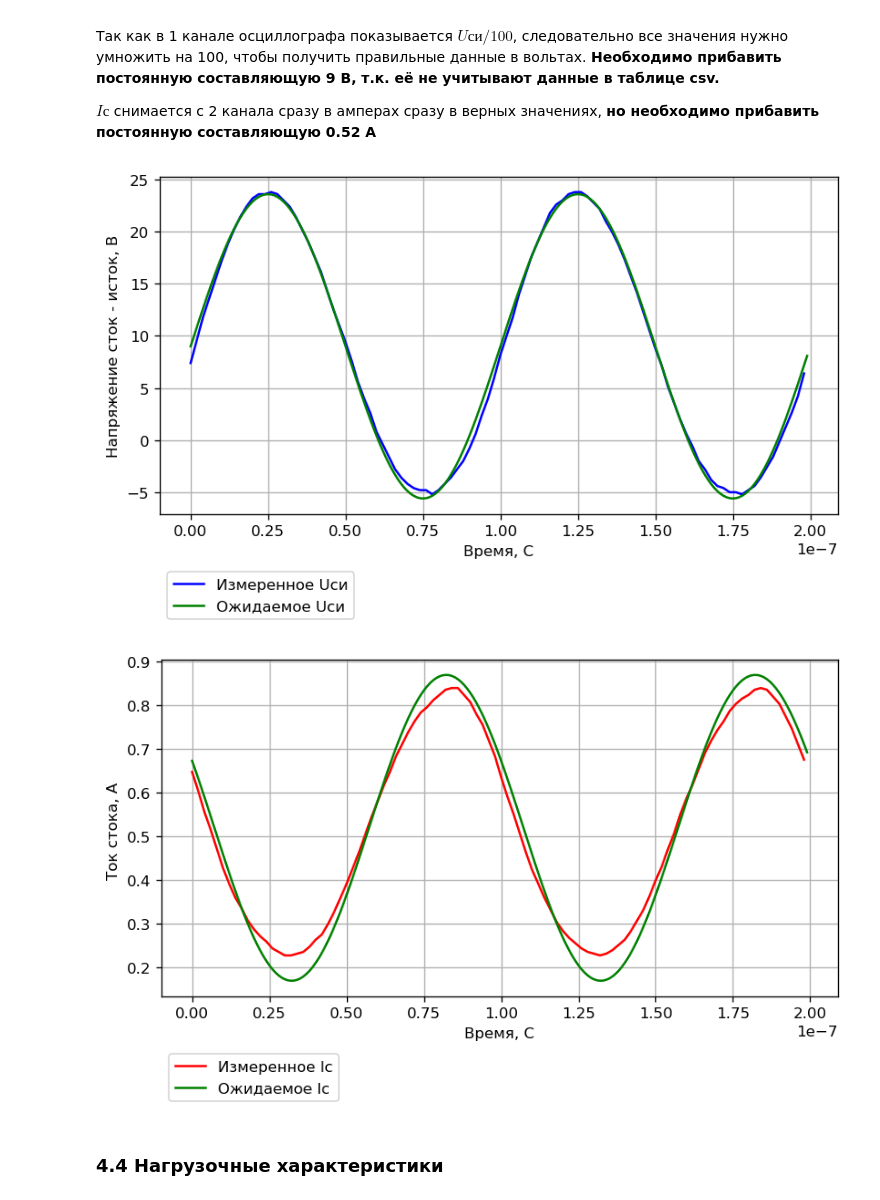
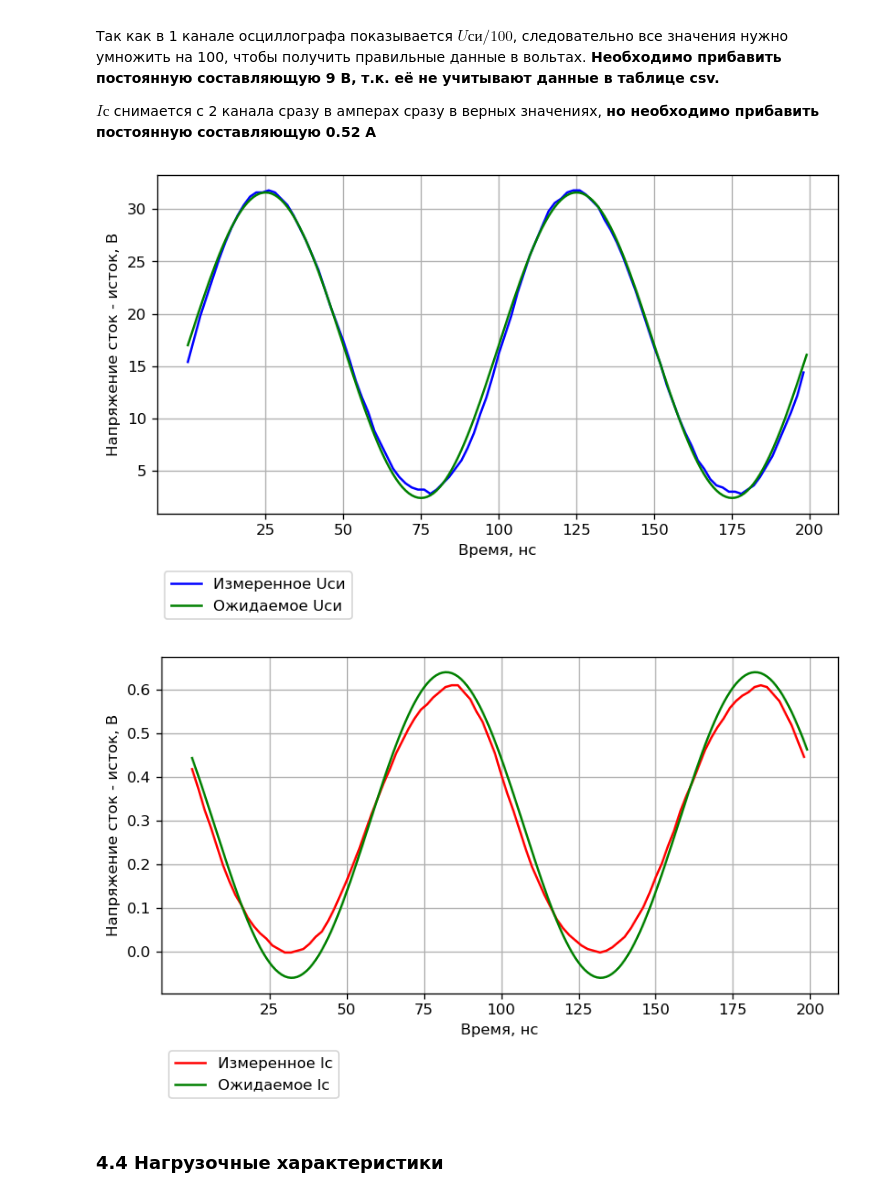
Before and after one commit to sematimohin/Study, a Jupyter notebook: fors/laba_1.ipynb, the cells around one changed output. Saved outputs shown, nothing was run; the diff lists cells and outputs as text; code cells hidden in the pictures.

```diff
--- a/fors/laba_1.ipynb
+++ b/fors/laba_1.ipynb
@@ -97,12 +97,13 @@ discrete_time = 2.000000e-09 # значение дискрета по време
 
 # Создание вектора времени
 time = np.arange(0, 100 * discrete_time, discrete_time)
+# Перевод времени в наносекунды (умножаем на 10^9)
+time_ns = time * 1e9
 
 # Извлечение данных из столбцов CH1 и CH2
 
-ch1 = 9 + 100 * data.iloc[0:100]['CH1 [V]'] # вырезаем строки с нулевой по пятисотую из стобца
-                                # CH1 [V]
-ch2 = 0.52 + data.iloc[0:100]['CH2 [V]']
+ch1 = 17 + 100 * data.iloc[0:100]['CH1 [V]'] # вырезаем строки с нулевой по пятисотую из стобца CH1 [V]
+ch2 = 0.29 + data.iloc[0:100]['CH2 [V]']
 
 
 #display(ch1.iloc[1000]) # iloc() — метод выбора строк согласно их числовой позиции
@@ -116,45 +117,50 @@ $Iс$ снимается с 2 канала сразу в амперах сраз
 # %%
 # Параметры синусоиды Uси
 amplitude_Uc = 14.6  # Амплитуда в вольтах
 frequency = 10e6  # Частота в Гц (10 МГц)
 sampling_rate = 1e9  # Частота дискретизации в Гц (например, 100 МГц)
-t = np.arange(0, 2e-7, 1/sampling_rate)  # Временная ось (длительность 10 мс)
-sinusoid_Uc = 9 + amplitude_Uc * np.sin(2 * np.pi * frequency * t) # Синусоида
+t = np.arange(0, 2e-7, 1/sampling_rate)  # Временная ось (длительность 0.2 мкс/ 200нс)
+t_ns = t * 1e9  # Перевод времени в наносекунды (умножаем на 10^9)
+
+sinusoid_Uc = 17 + amplitude_Uc * np.sin(2 * np.pi * frequency * t) # Синусоида
 
 # Параметры синусоиды Ic
 amplitude_Ic= 0.35  # Амплитуда в вольтах
-sinusoid_Ic = 0.52 + amplitude_Ic * np.sin(2 * np.pi * frequency * t + 154*(np.pi/180))
-
+sinusoid_Ic = 0.29 + amplitude_Ic * np.sin(2 * np.pi * frequency * t + 154*(np.pi/180))
 
 # Построение графиков
 plt.figure(figsize=(8, 4), dpi=120)
 # Осциллограмма для CH1
-plt.plot(time, ch1, label='Измеренное Uси', color='blue')
-plt.plot(t, sinusoid_Uc, label='Ожидаемое Uси', color='green')
-# Настройка графика
-#plt.title('Напряжение сток - исток')
-plt.xlabel('Время, С')
+plt.plot(time_ns, ch1, label='Измеренное Uси', color='blue')
+plt.plot(t_ns, sinusoid_Uc, label='Ожидаемое Uси', color='green')
+
+# Настройка меток оси X (от 25 до 200 нс с шагом 25 нс)
+new_xticks = np.arange(25, 201, 25)  # Задаем метки от 25 до 200 наносекунд
+plt.xticks(new_xticks)
+
+plt.xlabel('Время, нс')
 plt.ylabel('Напряжение сток - исток, В')
 plt.legend(bbox_to_anchor=(0, -0.15), loc='upper left', prop={'size': 10})
 plt.grid(True)
-# Отображение графика
 plt.show()
 
 plt.figure(figsize=(8, 4), dpi=120)
 # Осциллограмма для CH2
-plt.plot(time, ch2, label='Измеренное Ic', color='red')
-plt.plot(t, sinusoid_Ic, label='Ожидаемое Ic', color='green')
-# Настройка графика
-#plt.title('Ток стока')
-plt.xlabel('Время, С')
-plt.ylabel('Ток стока, А ')
+plt.plot(time_ns, ch2, label='Измеренное Ic', color='red')
+plt.plot(t_ns, sinusoid_Ic, label='Ожидаемое Ic', color='green')
+
+# Настройка меток оси X (от 25 до 200 нс с шагом 25 нс)
+new_xticks = np.arange(25, 201, 25)  # Задаем метки от 25 до 200 наносекунд
+plt.xticks(new_xticks)
+
+plt.xlabel('Время, нс')
+plt.ylabel('Напряжение сток - исток, В')
 plt.legend(bbox_to_anchor=(0, -0.15), loc='upper left', prop={'size': 10})
 plt.grid(True)
-# Отображение графика
 plt.show()
 # %% [output]
-[figure, old version]
+[figure, new version]
-[figure, old version]
+[figure, new version]
 # %% [markdown]
 ### 4.4 Нагрузочные характеристики
 # %% [markdown]
```
Also changed, not shown: parts of 10 cells of this notebook, 28 other files.
